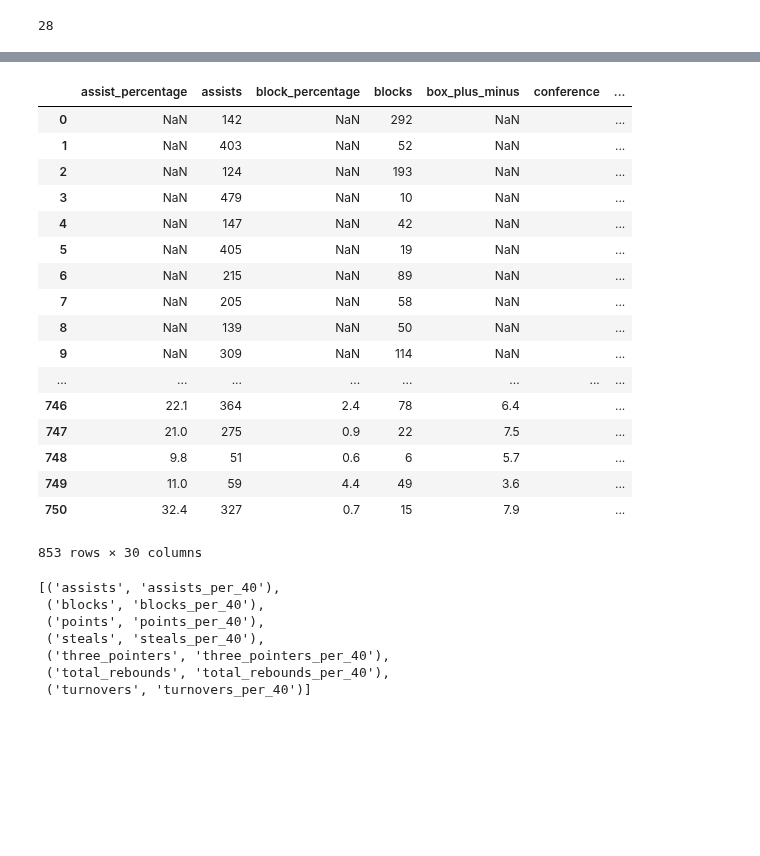
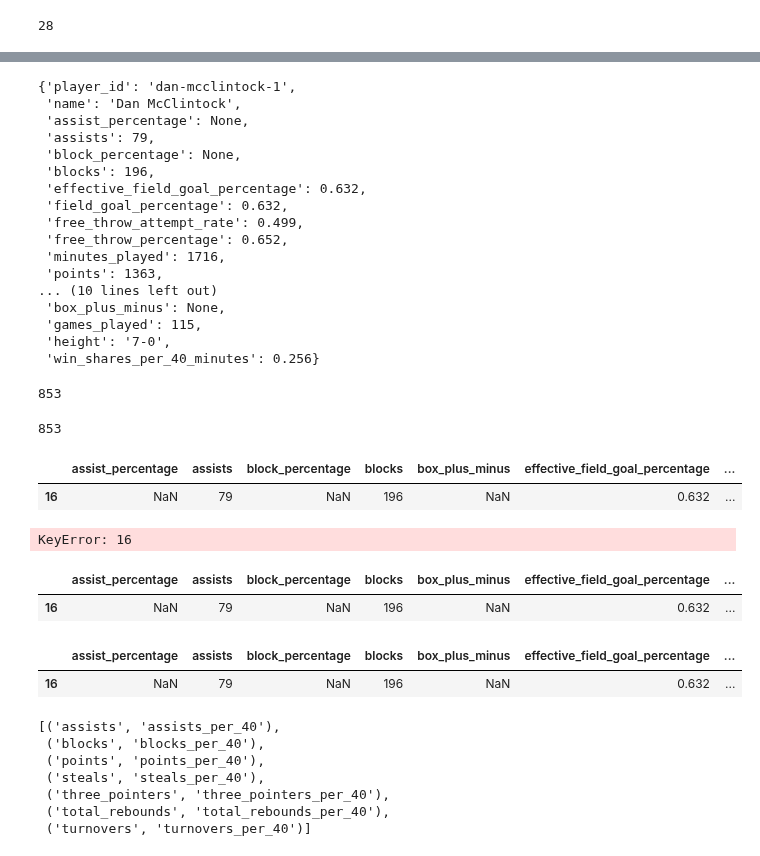
Before and after one commit to woodfin8/Draft_Machine, a Jupyter notebook: keith_test.ipynb, the cells around one changed output, grey strips where cells are left out. Saved outputs shown, nothing was run; the diff lists cells and outputs as text; code cells hidden in the pictures; blank space fills up the shorter version.

```diff
--- a/keith_test.ipynb
+++ b/keith_test.ipynb
@@ -370,8 +374,7 @@ ncaa_data = []
 stats = ['player_id','name','assist_percentage', 'assists', 'block_percentage','blocks','effective_field_goal_percentage',
         'field_goal_percentage', 'free_throw_attempt_rate', 'free_throw_percentage', 'minutes_played',
         'points', 'steal_percentage', 'steals', 'three_point_percentage', 'three_pointers', 'total_rebound_percentage',
-         'total_rebounds', 'true_shooting_percentage', 'turnover_percentage','turnovers', 'usage_percentage', 'box_plus_minus',
-        'conference', 'games_played', 'height', 'win_shares_per_40_minutes', 'weight']
+         'total_rebounds', 'true_shooting_percentage', 'turnover_percentage','turnovers', 'usage_percentage', 'box_plus_minus', 'games_played', 'height', 'win_shares_per_40_minutes']
 # %%
 len(stats)
 # %% [output]
@@ -403,31 +401,52 @@ weight nan
+# %%
+ncaa_data[16]
+# %% [output]
+{'player_id': 'dan-mcclintock-1',
+ 'name': 'Dan McClintock',
+ 'assist_percentage': None,
+ 'assists': 79,
+ 'block_percentage': None,
+ 'blocks': 196,
+ 'effective_field_goal_percentage': 0.632,
+ 'field_goal_percentage': 0.632,
+ 'free_throw_attempt_rate': 0.499,
+ 'free_throw_percentage': 0.652,
+ 'minutes_played': 1716,
+ 'points': 1363,
+... (10 lines left out)
+ 'box_plus_minus': None,
+ 'games_played': 115,
+ 'height': '7-0',
+ 'win_shares_per_40_minutes': 0.256}
 # %%
 #convert ncaa_data to df
 ncaa_df = pd.DataFrame(ncaa_data)
+# %%
+len(ncaa_df)
+# %% [output]
+853
+# %%
+len(clean_df)
+# %% [output]
+853
 # %%
-ncaa_df
+ncaa_df.iloc[[16]]
 # %% [output]
-|  | assist_percentage | assists | block_percentage | blocks | box_plus_minus | conference | ... |
-| 0 | NaN | 142 | NaN | 292 | NaN |  | ... |
-| 1 | NaN | 403 | NaN | 52 | NaN |  | ... |
-| 2 | NaN | 124 | NaN | 193 | NaN |  | ... |
-| 3 | NaN | 479 | NaN | 10 | NaN |  | ... |
-| 4 | NaN | 147 | NaN | 42 | NaN |  | ... |
-| 5 | NaN | 405 | NaN | 19 | NaN |  | ... |
-| 6 | NaN | 215 | NaN | 89 | NaN |  | ... |
-| 7 | NaN | 205 | NaN | 58 | NaN |  | ... |
-| 8 | NaN | 139 | NaN | 50 | NaN |  | ... |
-| 9 | NaN | 309 | NaN | 114 | NaN |  | ... |
-| ... | ... | ... | ... | ... | ... | ... | ... |
-| 746 | 22.1 | 364 | 2.4 | 78 | 6.4 |  | ... |
-| 747 | 21.0 | 275 | 0.9 | 22 | 7.5 |  | ... |
-| 748 | 9.8 | 51 | 0.6 | 6 | 5.7 |  | ... |
-| 749 | 11.0 | 59 | 4.4 | 49 | 3.6 |  | ... |
-| 750 | 32.4 | 327 | 0.7 | 15 | 7.9 |  | ... |
+|  | assist_percentage | assists | block_percentage | blocks | box_plus_minus | effective_field_goal_percentage | ... |
+| 16 | NaN | 79 | NaN | 196 | NaN | 0.632 | ... |
-853 rows × 30 columns
 # %%
 #add college to ncaa_df
 ncaa_df["college"] = clean_df["College_id"]
 ncaa_df["class"] = clean_df["Class"]
+# %%
+clean_df["Class"][16]
+# %% [output]
+KeyError: 16
+# %%
+ncaa_df.iloc[[16]]
+# %% [output]
+|  | assist_percentage | assists | block_percentage | blocks | box_plus_minus | effective_field_goal_percentage | ... |
+| 16 | NaN | 79 | NaN | 196 | NaN | 0.632 | ... |
 # %%
 #create new dataframe which re-orders columns and drops those with a lot of NaN's
 ncaa2_df = ncaa_df[["player_id", "name",  "class", "college", "assists", "blocks", "effective_field_goal_percentage",
@@ -437,3 +456,8 @@ ncaa2_df = ncaa_df[["player_id", "name",  "class", "college", "assists", "blocks
+# %%
+ncaa_df.iloc[[16]]
+# %% [output]
+|  | assist_percentage | assists | block_percentage | blocks | box_plus_minus | effective_field_goal_percentage | ... |
+| 16 | NaN | 79 | NaN | 196 | NaN | 0.632 | ... |
 # %%
 #stats per 40  list
 per_40 = [ "assists", "blocks", "points", "steals", "three_pointers", "total_rebounds", "turnovers"]
```
Also changed, not shown: parts of 14 cells of this notebook.
